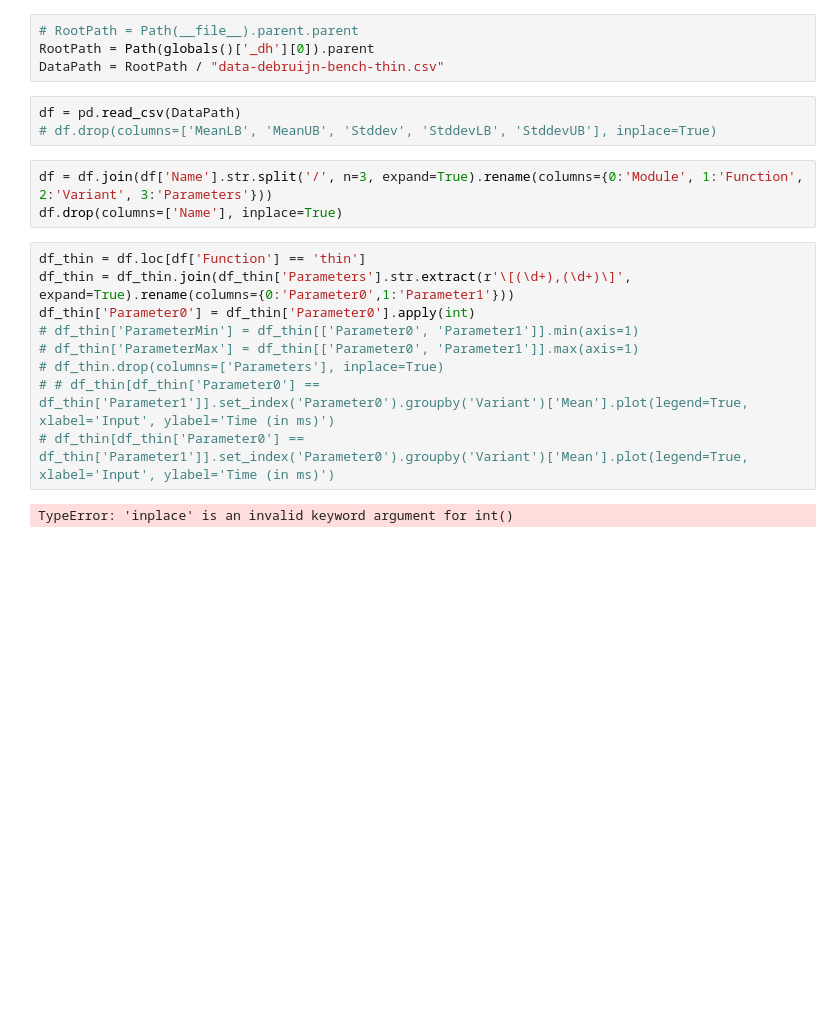
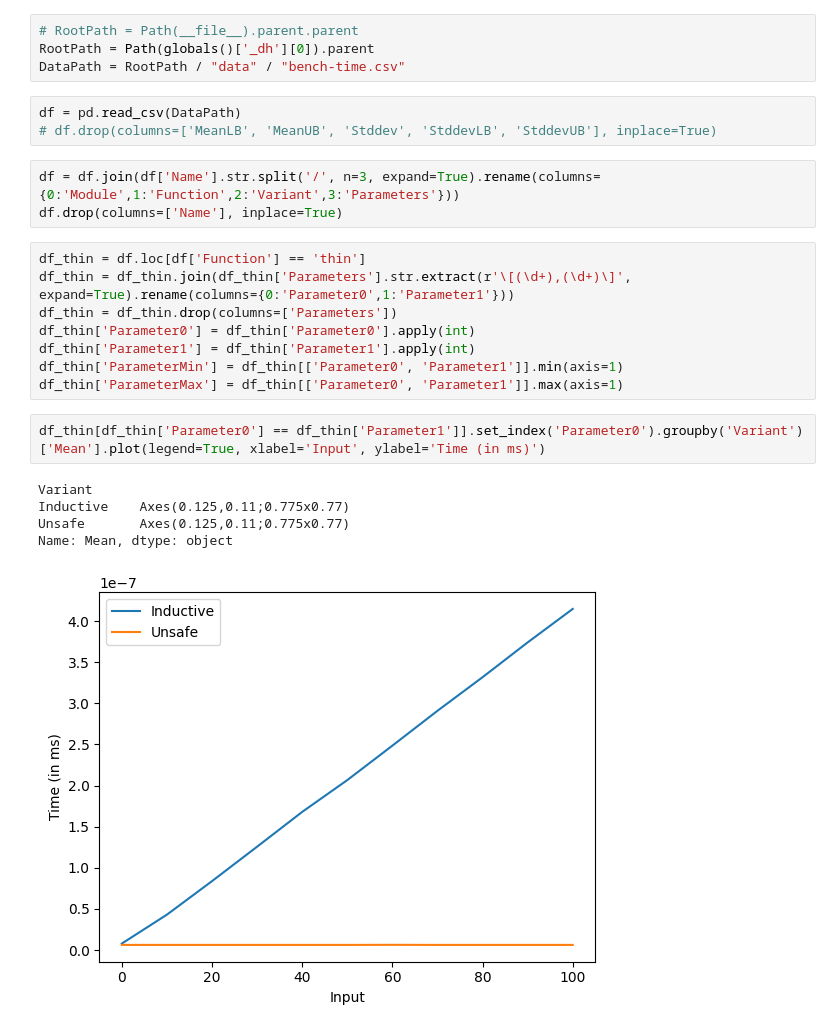
Before and after one commit to wenkokke/gilear, a Jupyter notebook: packages/data-debruijn/scripts/bench.ipynb, the cells around one changed output. Cells and saved outputs as stored; diff of their text form; blank space fills up the shorter version.

Commit message:
feat(data-debruijn): benchmark with weigh

```diff
--- a/packages/data-debruijn/scripts/bench.ipynb
+++ b/packages/data-debruijn/scripts/bench.ipynb
@@ -5,21 +5,26 @@ from pathlib import Path
 # %%
 # RootPath = Path(__file__).parent.parent
 RootPath = Path(globals()['_dh'][0]).parent
-DataPath = RootPath / "data-debruijn-bench-thin.csv"
+DataPath = RootPath / "data" / "bench-time.csv"
 # %%
 df = pd.read_csv(DataPath)
 # df.drop(columns=['MeanLB', 'MeanUB', 'Stddev', 'StddevLB', 'StddevUB'], inplace=True)
 # %%
-df = df.join(df['Name'].str.split('/', n=3, expand=True).rename(columns={0:'Module', 1:'Function', 2:'Variant', 3:'Parameters'}))
+df = df.join(df['Name'].str.split('/', n=3, expand=True).rename(columns={0:'Module',1:'Function',2:'Variant',3:'Parameters'}))
 df.drop(columns=['Name'], inplace=True)
 # %%
 df_thin = df.loc[df['Function'] == 'thin']
 df_thin = df_thin.join(df_thin['Parameters'].str.extract(r'\[(\d+),(\d+)\]', expand=True).rename(columns={0:'Parameter0',1:'Parameter1'}))
+df_thin = df_thin.drop(columns=['Parameters'])
 df_thin['Parameter0'] = df_thin['Parameter0'].apply(int)
-# df_thin['ParameterMin'] = df_thin[['Parameter0', 'Parameter1']].min(axis=1)
-# df_thin['ParameterMax'] = df_thin[['Parameter0', 'Parameter1']].max(axis=1)
-# df_thin.drop(columns=['Parameters'], inplace=True)
-# # df_thin[df_thin['Parameter0'] == df_thin['Parameter1']].set_index('Parameter0').groupby('Variant')['Mean'].plot(legend=True, xlabel='Input', ylabel='Time (in ms)')
-# df_thin[df_thin['Parameter0'] == df_thin['Parameter1']].set_index('Parameter0').groupby('Variant')['Mean'].plot(legend=True, xlabel='Input', ylabel='Time (in ms)')
+df_thin['Parameter1'] = df_thin['Parameter1'].apply(int)
+df_thin['ParameterMin'] = df_thin[['Parameter0', 'Parameter1']].min(axis=1)
+df_thin['ParameterMax'] = df_thin[['Parameter0', 'Parameter1']].max(axis=1)
-# %% [output]
-TypeError: 'inplace' is an invalid keyword argument for int()
+# %%
+df_thin[df_thin['Parameter0'] == df_thin['Parameter1']].set_index('Parameter0').groupby('Variant')['Mean'].plot(legend=True, xlabel='Input', ylabel='Time (in ms)')
+# %% [output]
+Variant
+Inductive    Axes(0.125,0.11;0.775x0.77)
+Unsafe       Axes(0.125,0.11;0.775x0.77)
+Name: Mean, dtype: object
+[figure, added]
```
Also changed, not shown: parts of 4 cells of this notebook, 10 other files.
